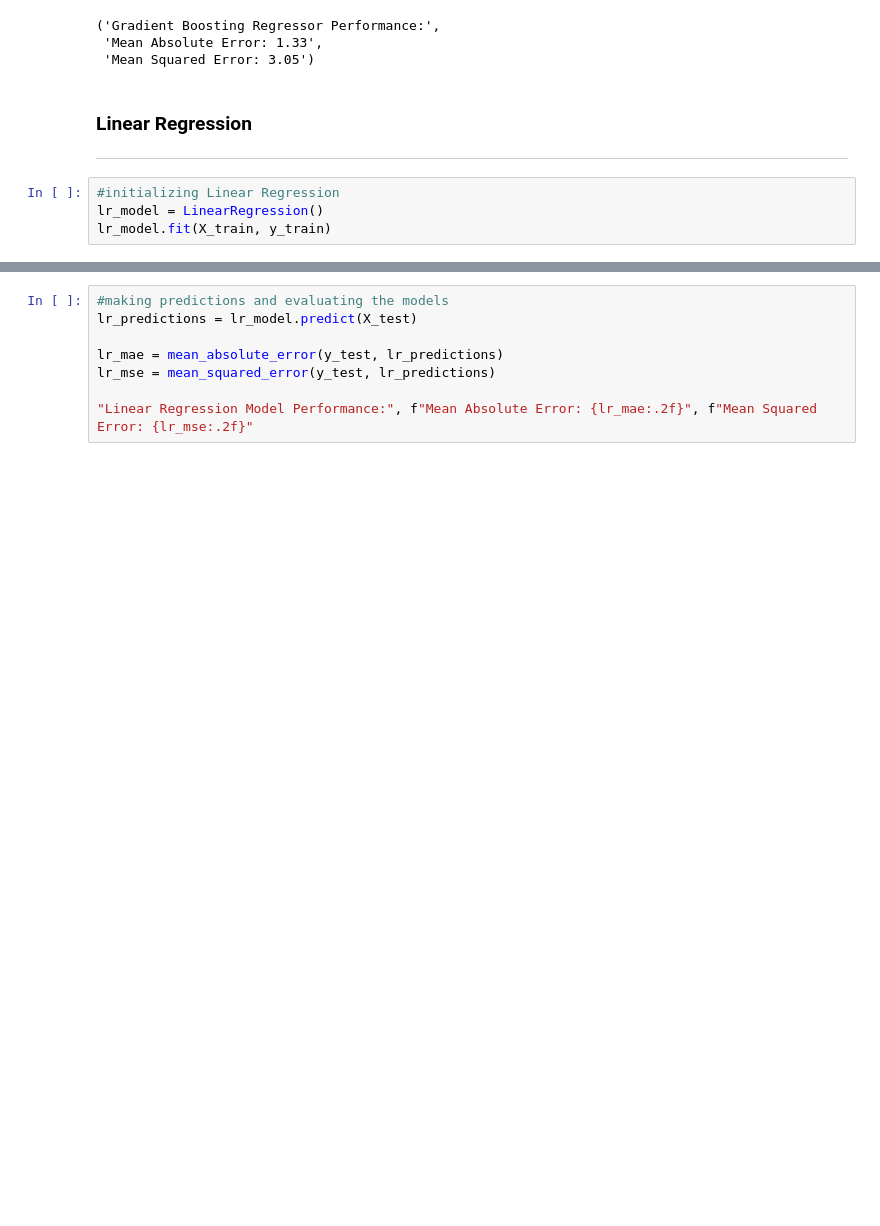
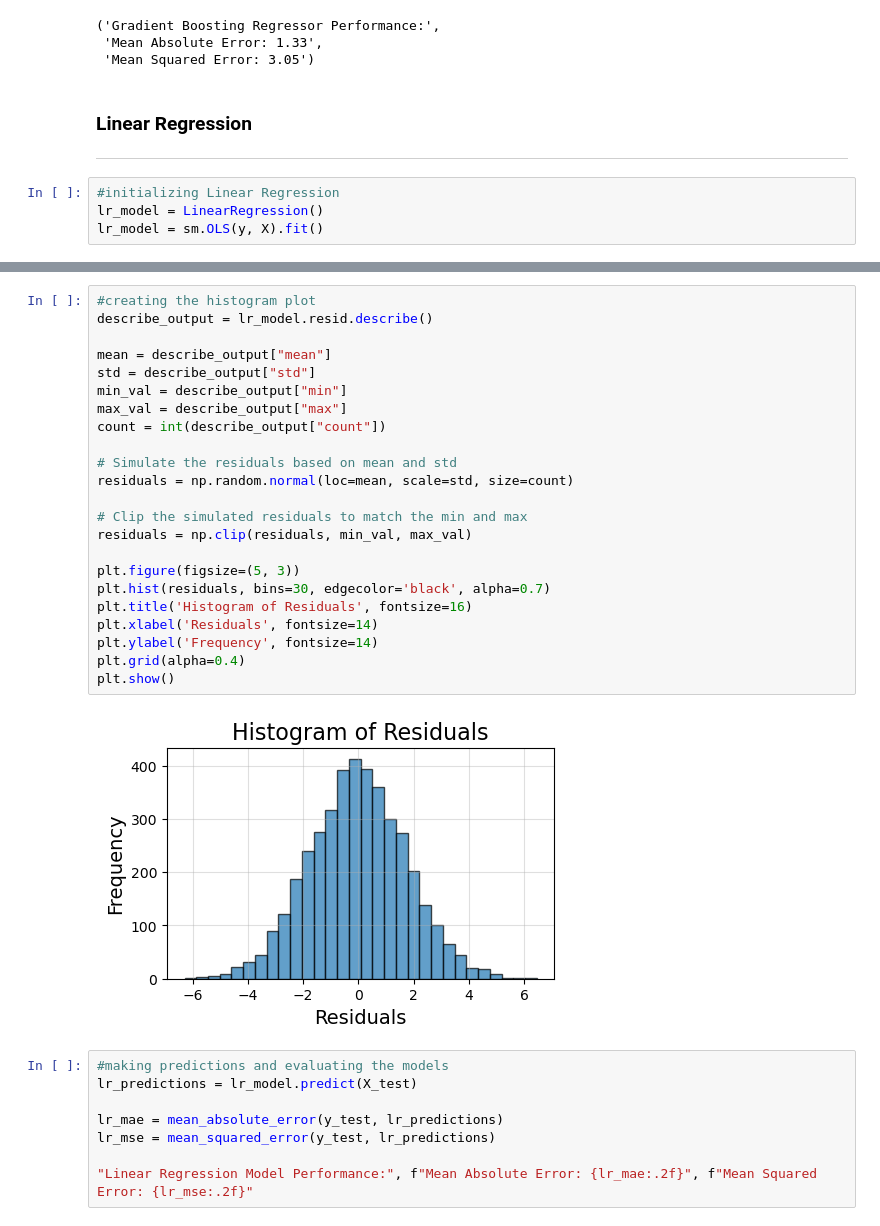
Before and after one commit to MaarceloLuiz/football-score-prediction-ml, a Jupyter notebook: CA2_score_prediction.ipynb, the cells around one changed output, grey strips where cells are left out. Saved outputs shown, nothing was run; the diff lists cells and outputs as text; blank space fills up the shorter version.

```diff
--- a/CA2_score_prediction.ipynb
+++ b/CA2_score_prediction.ipynb
@@ -189,4 +256,4 @@ gb_mse = mean_squared_error(y_test, gb_predictions)
 # %%
 #initializing Linear Regression
 lr_model = LinearRegression()
-lr_model.fit(X_train, y_train)
+lr_model = sm.OLS(y, X).fit()
@@ -195,3 +312,28 @@ LinearRegression()
+# %%
+#creating the histogram plot
+describe_output = lr_model.resid.describe()
+
+mean = describe_output["mean"]
+std = describe_output["std"]
+min_val = describe_output["min"]
+max_val = describe_output["max"]
+count = int(describe_output["count"])
+
+# Simulate the residuals based on mean and std
+residuals = np.random.normal(loc=mean, scale=std, size=count)
+
+# Clip the simulated residuals to match the min and max
+residuals = np.clip(residuals, min_val, max_val)
+
+plt.figure(figsize=(5, 3))
+plt.hist(residuals, bins=30, edgecolor='black', alpha=0.7)
+plt.title('Histogram of Residuals', fontsize=16)
+plt.xlabel('Residuals', fontsize=14)
+plt.ylabel('Frequency', fontsize=14)
+plt.grid(alpha=0.4)
+plt.show()
+# %% [output]
+[figure, added]
 # %%
 #making predictions and evaluating the models
 lr_predictions = lr_model.predict(X_test)
```
Also changed, not shown: parts of 11 cells of this notebook.
